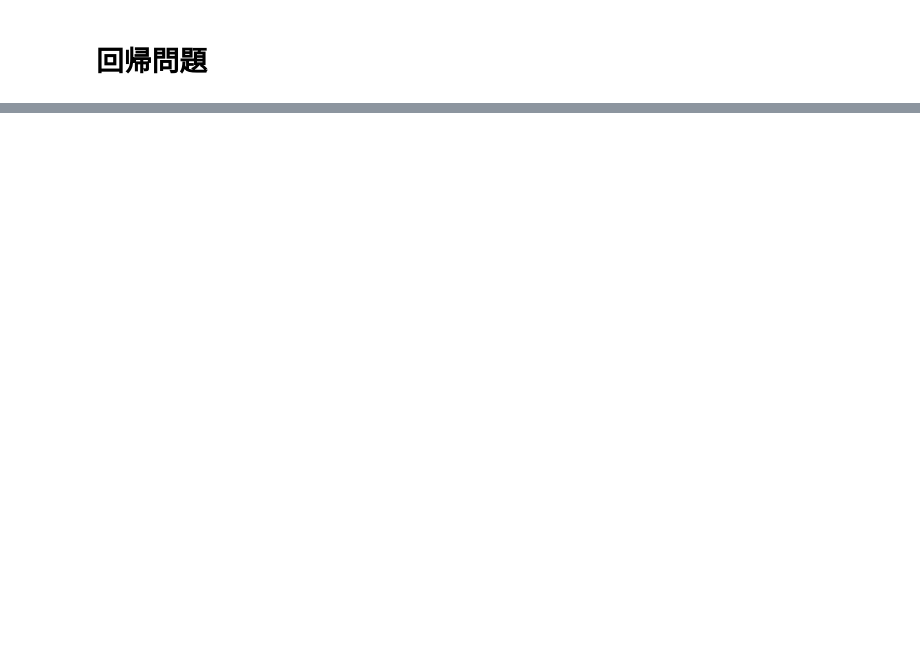
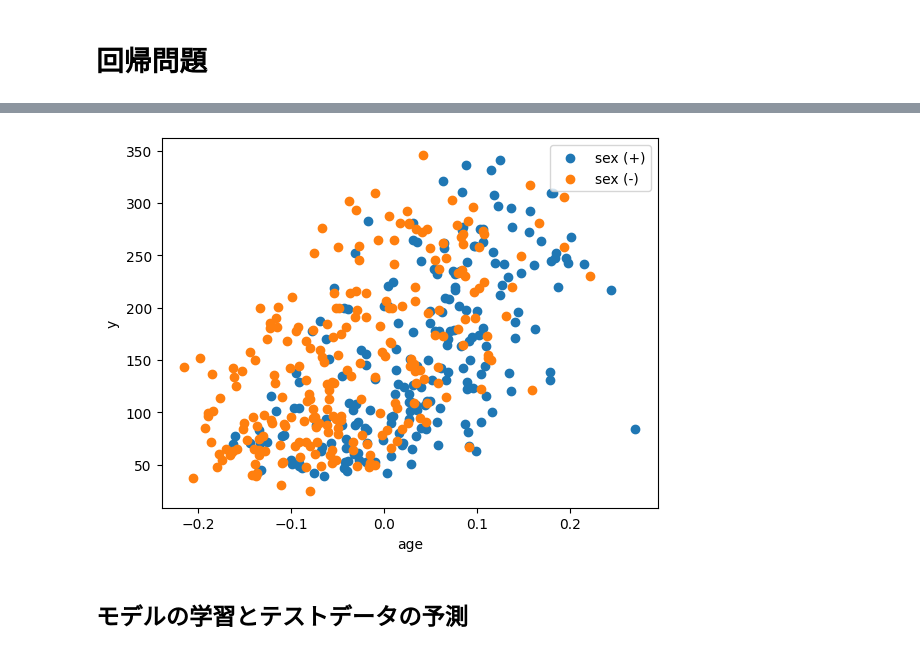
Before and after one commit to KodaiS/ML-study, a Jupyter notebook: basic_classification_and_regression.ipynb, the cells around one changed output, grey strips where cells are left out. Cells and saved outputs as stored; diff of their text form; code cells hidden in the pictures; blank space fills up the shorter version.

```diff
--- a/basic_classification_and_regression.ipynb
+++ b/basic_classification_and_regression.ipynb
@@ -103,0 +183,15 @@ plt.show()
+# %%
+# PCA
+pca = PCA()
+X_pca = pca.fit_transform(X)
+
+plt.scatter(X_pca[X[:, 1] > 0, 0], y[X[:, 1] > 0], label="sex (+)")
+plt.scatter(X_pca[X[:, 1] < 0, 0], y[X[:, 1] < 0], label="sex (-)")
+plt.xlabel(feature_names[feat_x])
+plt.ylabel("y")
+plt.legend()
+plt.show()
+# %% [output]
+[figure, added]
+# %% [markdown]
+## モデルの学習とテストデータの予測
```
Also changed, not shown: parts of 15 cells of this notebook.
